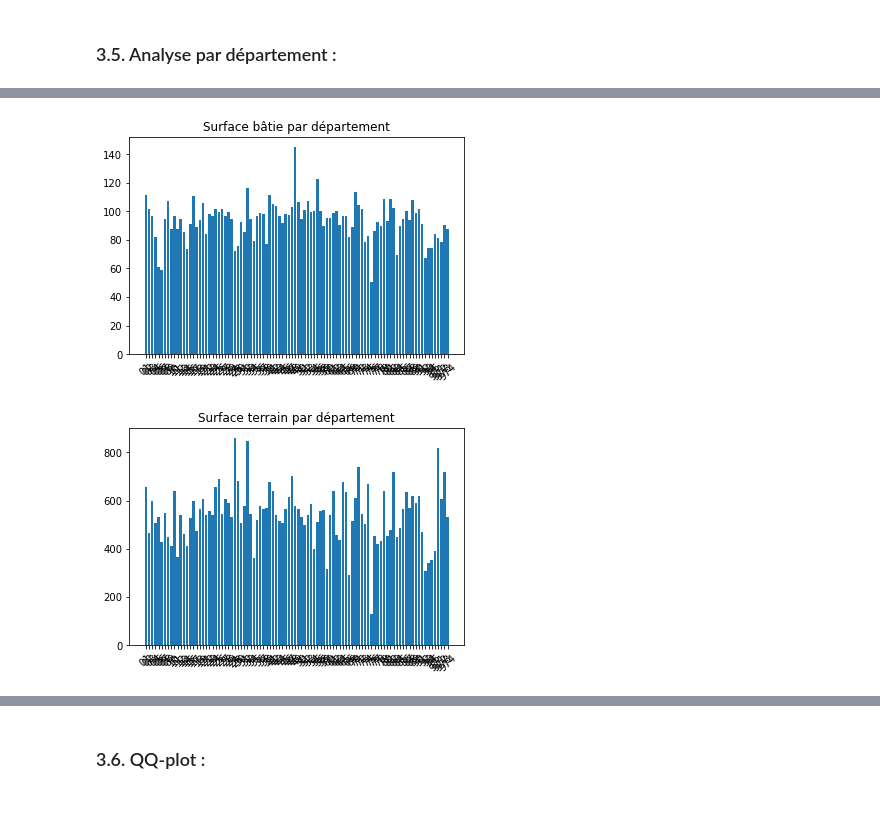
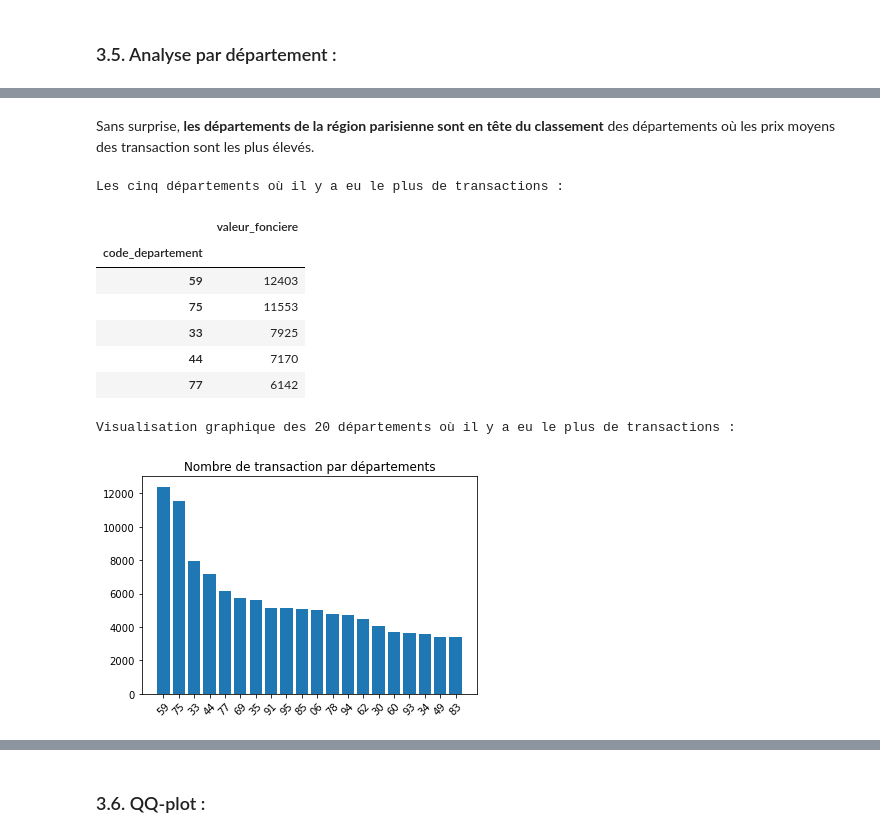
Before and after one commit to victor-kerros/tokenisation-immo, a Jupyter notebook: valo_immo.ipynb, the cells around one changed output, grey strips where cells are left out. Drawn from its saved outputs; the diff is of its cells as text; code cells hidden in the pictures; blank space fills up the shorter version.

```diff
--- a/valo_immo.ipynb
+++ b/valo_immo.ipynb
@@ -709,18 +731,27 @@ plt.show()
-# %%
-fig, axs = plt.subplots()
-axs.set(title = "Surface bâtie par département")
-axs.bar(x = [str(i) for i in data.code_departement.unique()],
-            height = data.groupby("code_departement").surface_reelle_bati.mean() )
-plt.xticks(rotation = 45)
-plt.show()
-# %% [output]
-[figure, removed]
-# %%
-fig, axs = plt.subplots()
-axs.set(title = "Surface terrain par département")
-axs.bar(x = [str(i) for i in data.code_departement.unique()],
-            height = data.groupby("code_departement").surface_terrain.mean() )
-plt.xticks(rotation = 45)
-plt.show()
-# %% [output]
-[figure, removed]
+# %% [markdown]
+Sans surprise, **les départements de la région parisienne sont en tête du classement** des départements où les prix moyens des transaction sont les plus élevés.
+# %%
+# Les départements où il y a eu le plus de transactions :
+
+ranking_dpt_nb = data.groupby("code_departement")["valeur_fonciere"].count().sort_values(ascending = False)
+print("Les cinq départements où il y a eu le plus de transactions :")
+display(pd.DataFrame(ranking_dpt_nb).head(5))
+
+print("Visualisation graphique des 20 départements où il y a eu le plus de transactions :")
+fig, axs = plt.subplots()
+axs.set(title = "Nombre de transaction par départements")
+axs.bar(x = [str(dep) for dep in ranking_dpt_nb.head(20).index.unique()],
+            height = ranking_dpt_nb.head(20) )
+plt.xticks(rotation = 45)
+plt.show()
+# %% [output]
+Les cinq départements où il y a eu le plus de transactions :
+|  | valeur_fonciere |
+| code_departement |  |
+| 59 | 12403 |
+| 75 | 11553 |
+| 33 | 7925 |
+| 44 | 7170 |
+| 77 | 6142 |
+Visualisation graphique des 20 départements où il y a eu le plus de transactions :
+[figure, added]
```
Also changed, not shown: parts of 31 cells of this notebook.
